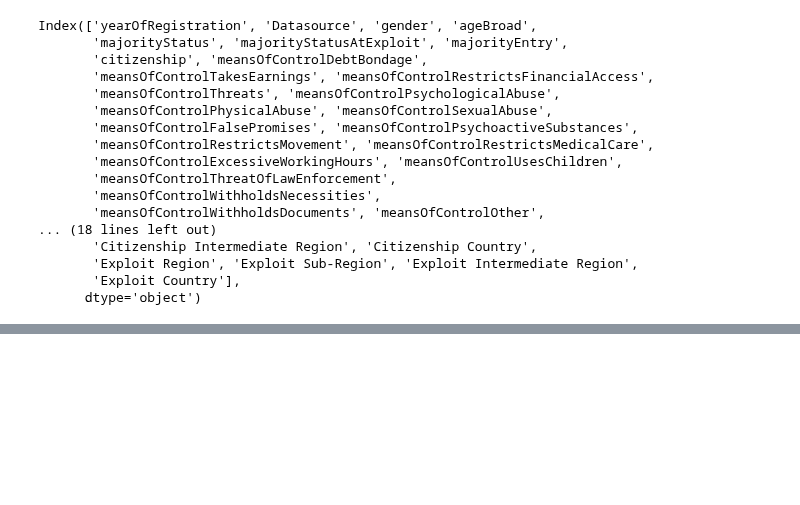
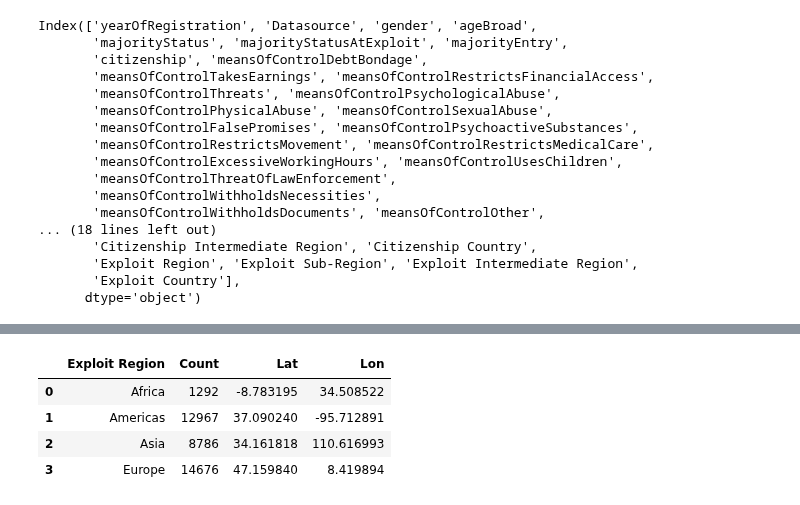
Before and after one commit to saronraut/Human-Trafficking-Awareness, a Jupyter notebook: Mara/RegionalComparison.ipynb, the cells around one changed output, grey strips where cells are left out. Drawn from its saved outputs; the diff is of its cells as text; code cells hidden in the pictures; blank space fills up the shorter version.

```diff
--- a/Mara/RegionalComparison.ipynb
+++ b/Mara/RegionalComparison.ipynb
@@ -84,0 +101,13 @@ data_df.groupby(['Exploit Region', 'gender']).count()
+# %%
+exploit_df['Lat'] = [-8.783195, 37.090240, 34.161818, 47.159840]
+exploit_df['Lon'] = [34.508522, -95.712891, 110.616993, 8.419894]
+# %%
+exploit_df = exploit_df.rename(columns={'yearOfRegistration': 'Count'})
+# %%
+exploit_df
+# %% [output]
+|  | Exploit Region | Count | Lat | Lon |
+| 0 | Africa | 1292 | -8.783195 | 34.508522 |
+| 1 | Americas | 12967 | 37.090240 | -95.712891 |
+| 2 | Asia | 8786 | 34.161818 | 110.616993 |
+| 3 | Europe | 14676 | 47.159840 | 8.419894 |
```
Also changed, not shown: parts of 9 cells of this notebook, 5 other files.
